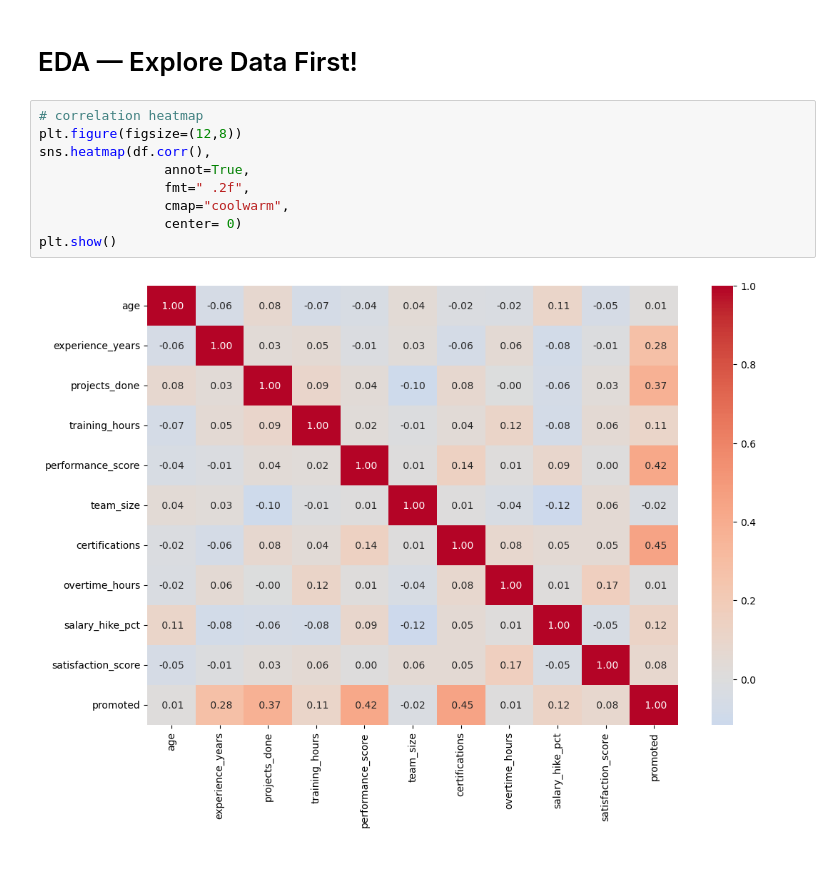
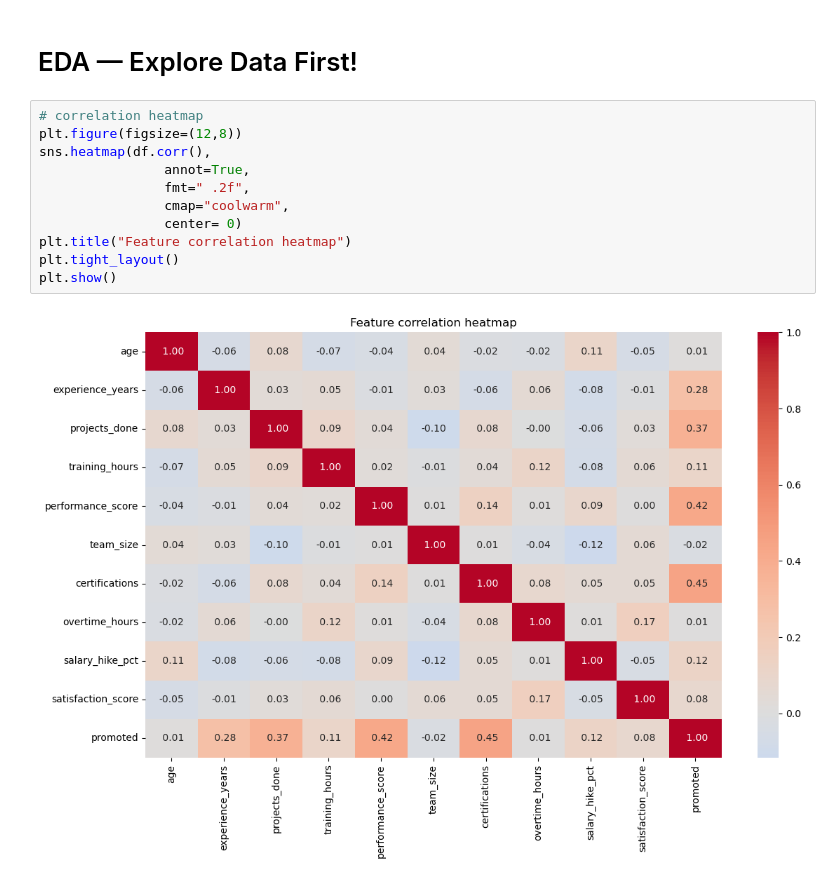
Before and after one commit to ashabakshi/ML_Learning_Clear_basics-, a Jupyter notebook: 06_Naive_Bayes/06_naive_bayes.ipynb, the cells around one changed output. Cells and saved outputs as stored; diff of their text form.

```diff
--- a/06_Naive_Bayes/06_naive_bayes.ipynb
+++ b/06_Naive_Bayes/06_naive_bayes.ipynb
@@ -134,11 +134,13 @@ First 5 rows:
 # %%
 # correlation heatmap
 plt.figure(figsize=(12,8))
 sns.heatmap(df.corr(),
                 annot=True,
                 fmt=" .2f",
                 cmap="coolwarm",
                 center= 0)
+plt.title("Feature correlation heatmap")
+plt.tight_layout()
 plt.show()
 # %% [output]
-[figure, old version]
+[figure, new version]
```
Also changed, not shown: parts of 2 cells of this notebook.
